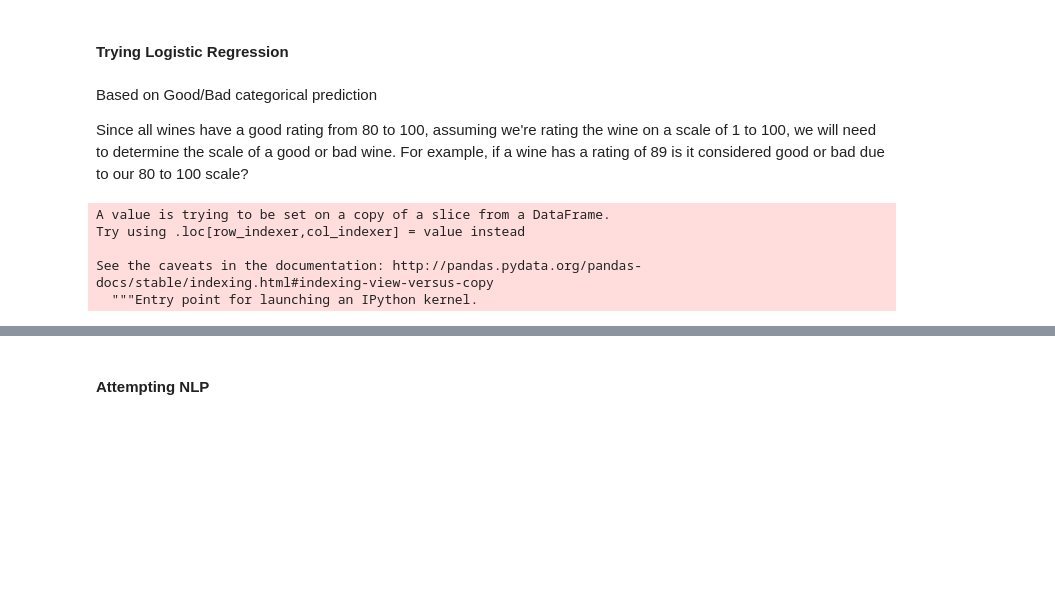
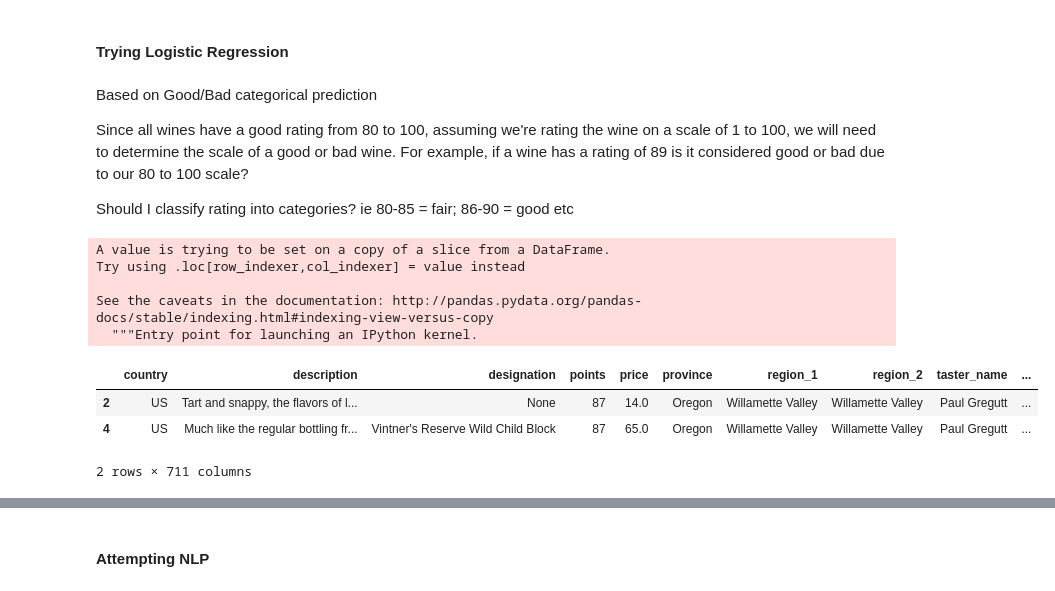
Before and after one commit to evanrosa/wine-ML-capstone-2018, a Jupyter notebook: 03 - Modeling.ipynb, the cells around one changed output, grey strips where cells are left out. Cells and saved outputs as stored; diff of their text form; code cells hidden in the pictures; blank space fills up the shorter version.

```diff
--- a/03 - Modeling.ipynb
+++ b/03 - Modeling.ipynb
@@ -432,6 +432,8 @@ After running linear regression on...
 Based on Good/Bad categorical prediction
 
 Since all wines have a good rating from 80 to 100, assuming we're rating the wine on a scale of 1 to 100, we will need to determine the scale of a good or bad wine. For example, if a wine has a rating of 89 is it considered good or bad due to our 80 to 100 scale?
+
+Should I classify rating into categories? ie 80-85 = fair; 86-90 = good etc
 # %%
 dummy_wine2['good_bad_rating'] = dummy_wine.points > 95
 #anything above the mean/median has good point rating otherwise bad
@@ -441,6 +443,13 @@ Try using .loc[row_indexer,col_indexer] = value instead
 
 See the caveats in the documentation: http://pandas.pydata.org/pandas-docs/stable/indexing.html#indexing-view-versus-copy
   """Entry point for launching an IPython kernel.
+# %%
+dummy_wine2.head(2)
+# %% [output]
+|  | country | description | designation | points | price | province | region_1 | region_2 | taster_name | ... |
+| 2 | US | Tart and snappy, the flavors of l... | None | 87 | 14.0 | Oregon | Willamette Valley | Willamette Valley | Paul Gregutt | ... |
+| 4 | US | Much like the regular bottling fr... | Vintner's Reserve Wild Child Block | 87 | 65.0 | Oregon | Willamette Valley | Willamette Valley | Paul Gregutt | ... |
+2 rows × 711 columns
 # %%
 kf = model_selection.KFold(n_splits=5, shuffle=True)
 log = LogisticRegression(C=1e9, multi_class='multinomial', solver='lbfgs')
```
Also changed, not shown: parts of 8 cells of this notebook.
